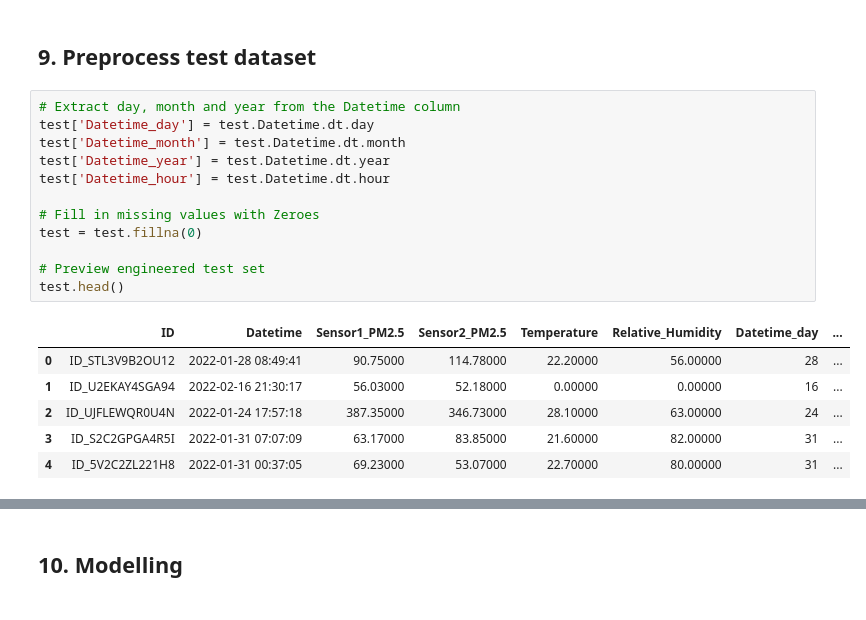
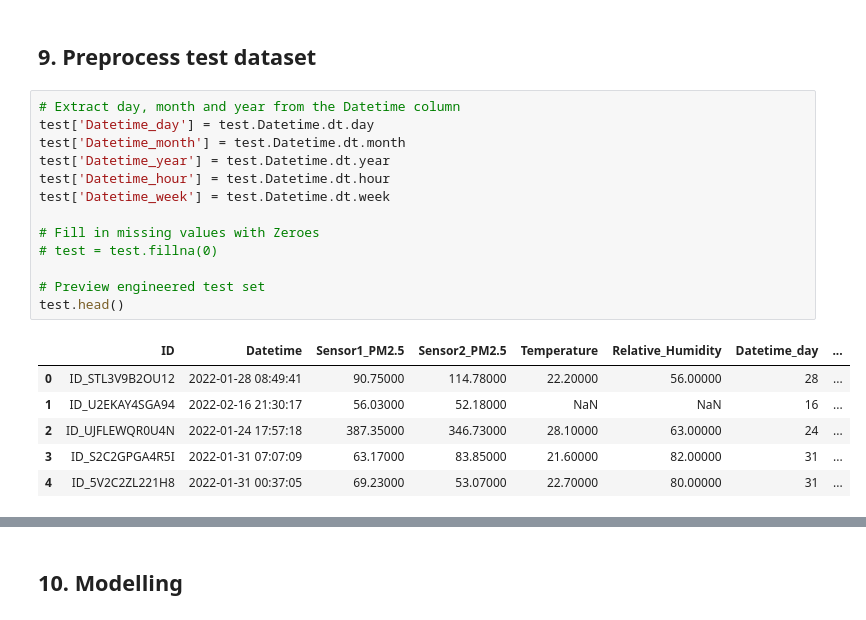
Before and after one commit to JONNY-ME/UmojaHackAfrica2022-FAQSC, a Jupyter notebook: Airqo_StarterNotebook.ipynb, the cells around one changed output, grey strips where cells are left out. Drawn from its saved outputs; the diff is of its cells as text.

```diff
--- a/Airqo_StarterNotebook.ipynb
+++ b/Airqo_StarterNotebook.ipynb
@@ -267,19 +270,20 @@ plt.show()
 # %%
 # Extract day, month and year from the Datetime column
 test['Datetime_day'] = test.Datetime.dt.day
 test['Datetime_month'] = test.Datetime.dt.month
 test['Datetime_year'] = test.Datetime.dt.year
 test['Datetime_hour'] = test.Datetime.dt.hour
+test['Datetime_week'] = test.Datetime.dt.week
 
 # Fill in missing values with Zeroes
-test = test.fillna(0)
+# test = test.fillna(0)
 
 # Preview engineered test set
 test.head()
 # %% [output]
 |  | ID | Datetime | Sensor1_PM2.5 | Sensor2_PM2.5 | Temperature | Relative_Humidity | Datetime_day | ... |
 | 0 | ID_STL3V9B2OU12 | 2022-01-28 08:49:41 | 90.75000 | 114.78000 | 22.20000 | 56.00000 | 28 | ... |
-| 1 | ID_U2EKAY4SGA94 | 2022-02-16 21:30:17 | 56.03000 | 52.18000 | 0.00000 | 0.00000 | 16 | ... |
+| 1 | ID_U2EKAY4SGA94 | 2022-02-16 21:30:17 | 56.03000 | 52.18000 | NaN | NaN | 16 | ... |
 | 2 | ID_UJFLEWQR0U4N | 2022-01-24 17:57:18 | 387.35000 | 346.73000 | 28.10000 | 63.00000 | 24 | ... |
 | 3 | ID_S2C2GPGA4R5I | 2022-01-31 07:07:09 | 63.17000 | 83.85000 | 21.60000 | 82.00000 | 31 | ... |
 | 4 | ID_5V2C2ZL221H8 | 2022-01-31 00:37:05 | 69.23000 | 53.07000 | 22.70000 | 80.00000 | 31 | ... |
```
Also changed, not shown: parts of 17 cells of this notebook, 1 other file.
